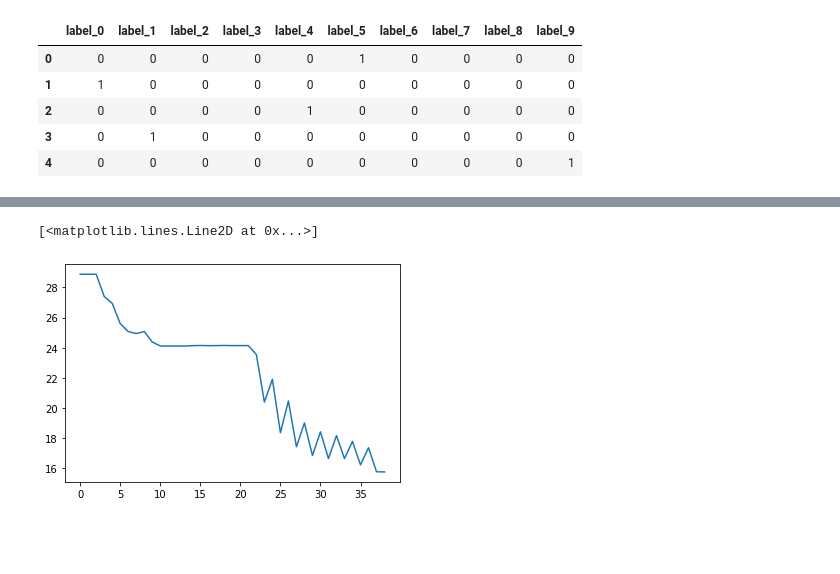
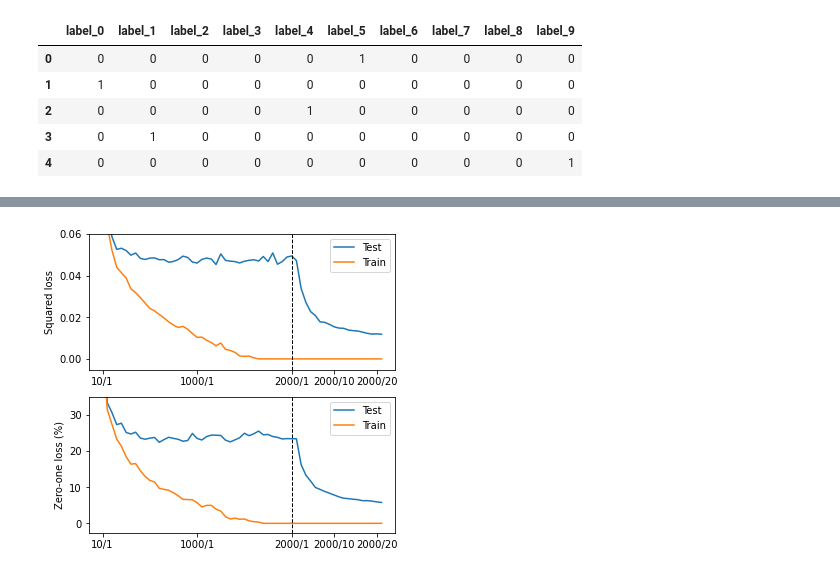
Before and after one commit to Potamitisn/DDCurve_MB, a Jupyter notebook: forest.ipynb, the cells around one changed output, grey strips where cells are left out. Cells and saved outputs as stored; diff of their text form; code cells hidden in the pictures; blank space fills up the shorter version.

Commit message:
Good zero-one /mse not curved

```diff
--- a/forest.ipynb
+++ b/forest.ipynb
@@ -67,11 +73,3 @@ display(df_y.head())
 | 2 | 0 | 0 | 0 | 0 | 1 | 0 | 0 | 0 | 0 | 0 |
 | 3 | 0 | 1 | 0 | 0 | 0 | 0 | 0 | 0 | 0 | 0 |
 | 4 | 0 | 0 | 0 | 0 | 0 | 0 | 0 | 0 | 0 | 1 |
-# %%
-### JUST FOR TEST
-
-df_x=mnist.iloc[:,1:]/255
-df_y=mnist.iloc[:,0]
-
-display(df_x.head())
-display(df_y.head())
@@ -141,5 +151,0 @@ plt.plot(yhat)
-# %%
-### JUST FOR TEST
-def zero_one_loss(label, prediction):
-    loss = ((~np.equal(label,prediction)).sum())/len(label)*100
-    return loss
@@ -183,6 +152,17 @@ plt.show()
-# %%
-yhat = medfilt(loss_test_list, 5)
-plt.plot(yhat)
-# %% [output]
-[<matplotlib.lines.Line2D at 0x...>]
-[figure, removed]
+# %%
+plt.figure(figsize=(5.5,5.5))
+#plt.subplots(2, 1, sharex='col')
+plt.subplot(2,1,1)
+rf_classifier(X_train, X_test, y_train, y_test, bootstrap_ = False,loss_function = mean_squared_error, smooth = False)
+plt.ylim(top=0.06)
+plt.ylabel("Squared loss")
+
+plt.subplot(2,1,2)
+rf_classifier(X_train, X_test, y_train, y_test, bootstrap_ = False,loss_function = zero_one_loss, smooth = False)
+plt.ylim(top=35)
+plt.ylabel("Zero-one loss (%)")
+
+plt.savefig('sup.png',bbox_inches='tight', dpi=300)
+plt.show()
+# %% [output]
+[figure, added]
```
Also changed, not shown: parts of 8 cells of this notebook.
